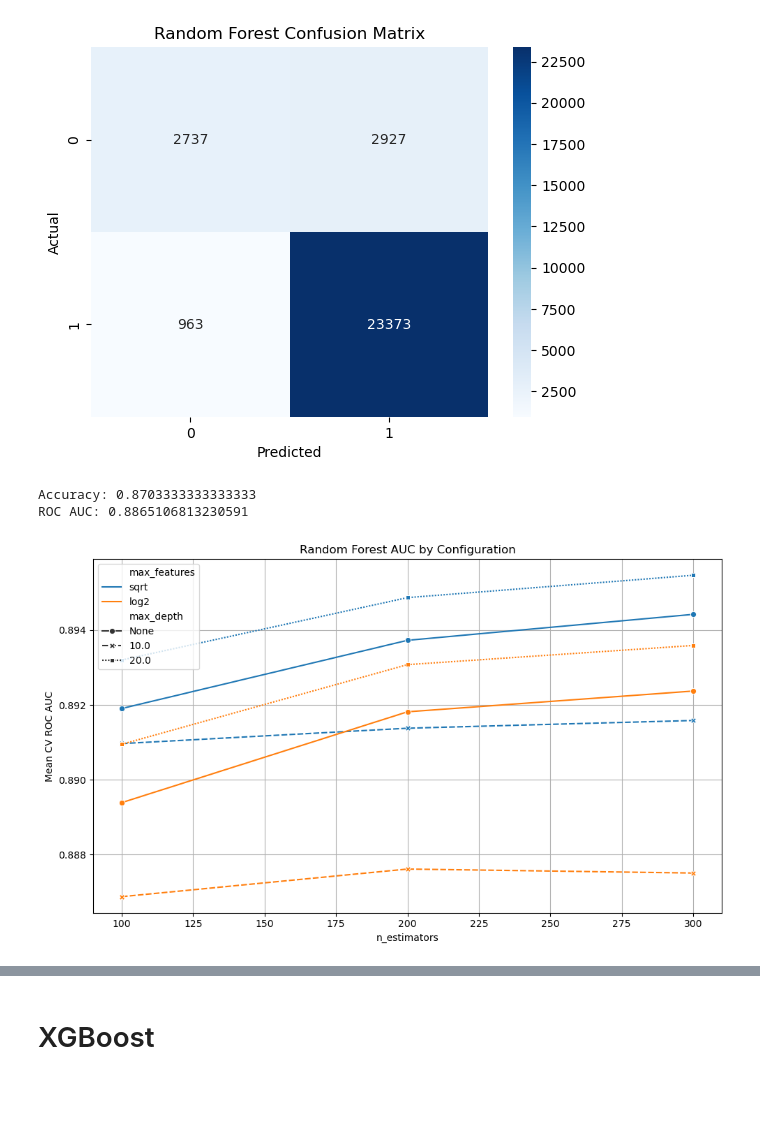
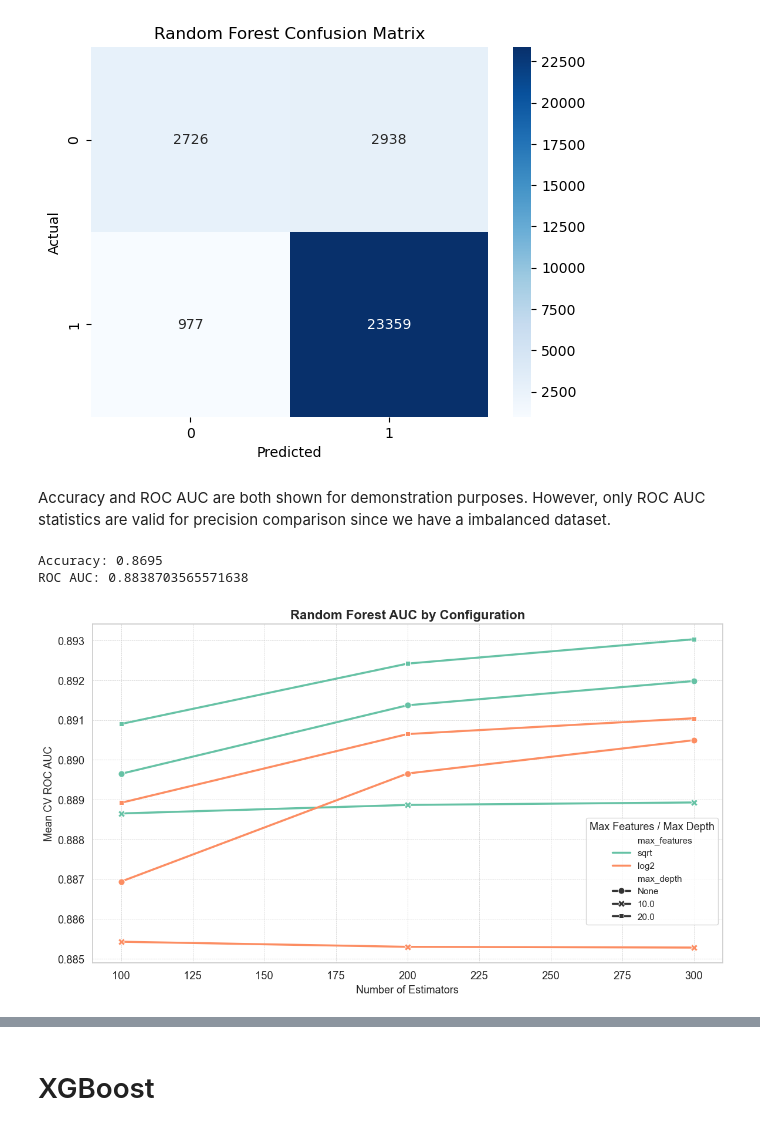
Before and after one commit to tollfu/ML-health-analysis, a Jupyter notebook: health.ipynb, the cells around one changed output, grey strips where cells are left out. Drawn from its saved outputs; the diff is of its cells as text; code cells hidden in the pictures; blank space fills up the shorter version.

```diff
--- a/health.ipynb
+++ b/health.ipynb
@@ -180,8 +215,9 @@ df_clean4[nonbinary_vars] = df_clean4[nonbinary_vars].replace({
 })
 # %%
 #fill null values with the mean
-df_clean4[always_ask_recalc] = df_clean4[always_ask_recalc].apply(
+df_clean4[always_ask] = df_clean4[always_ask].apply(
     lambda col: col.fillna(col.mean()))
-df_clean4[always_ask] = df_clean4[always_ask].apply(
-    lambda col: col.fillna(col.mean())
-)
+df_clean4[binary_vars] = df_clean4[binary_vars].apply(
+    lambda col: col.fillna(col.mean()))
+df_clean4[nonbinary_vars] = df_clean4[nonbinary_vars].apply(
+    lambda col: col.fillna(col.mean()))
@@ -636,13 +628,13 @@ plt.title("Random Forest Confusion Matrix")
 plt.show()
 # %% [output]
 [figure]
+# %% [markdown]
+Accuracy and ROC AUC are both shown for demonstration purposes. However, only ROC AUC statistics are valid for precision comparison since we have a imbalanced dataset.
 # %%
-from sklearn.metrics import accuracy_score, roc_auc_score
-
 print("Accuracy:", accuracy_score(y_test, y_pred))
 print("ROC AUC:", roc_auc_score(y_test, rf.predict_proba(X_test)[:, 1]))
 # %% [output]
-Accuracy: 0.8703333333333333
-ROC AUC: 0.8865106813230591
+Accuracy: 0.8695
+ROC AUC: 0.8838703565571638
 # %%
 #do model tuning to find the best set of parameters
@@ -678,17 +667,34 @@ for n in n_estimators_list:
 
 rf_results = pd.DataFrame(results)
 # %%
-#plot the results
-rf_results['max_depth'] = rf_results['max_depth'].apply(lambda x: 'None' if pd.isna(x) else x)
-plt.figure(figsize=(10,6))
-sns.lineplot(data=rf_results, x='n_estimators', y='mean_roc_auc', hue='max_features', style='max_depth', markers=True)
-plt.title("Random Forest AUC by Configuration")
-plt.ylabel("Mean CV ROC AUC")
-plt.grid(True)
+sns.set(style="whitegrid", font_scale=1.2)
+
+plt.figure(figsize=(12, 7))
+ax = sns.lineplot(
+    data=rf_results,
+    x='n_estimators',
+    y='mean_roc_auc',
+    hue='max_features',
+    style='max_depth',
+    markers=True,
+    dashes=False,
+    palette='Set2',
+    linewidth=2.5,
+    markersize=8
+)
+
+ax.legend(title="Max Features / Max Depth", title_fontsize='13', fontsize='11', loc='lower right', bbox_to_anchor =(1, 0.1), frameon=True)
+
+plt.title("Random Forest AUC by Configuration", fontsize=16, weight='bold')
+plt.xlabel("Number of Estimators", fontsize=13)
+plt.ylabel("Mean CV ROC AUC", fontsize=13)
+
+plt.grid(True, which='major', linestyle='--', linewidth=0.5)
 plt.tight_layout()
+
 plt.show()
 # %% [output]
-[figure, old version]
+[figure, new version]
 # %%
 #list the most important features
 rf_best_model = RandomForestClassifier(
```
Also changed, not shown: parts of 40 cells of this notebook.
